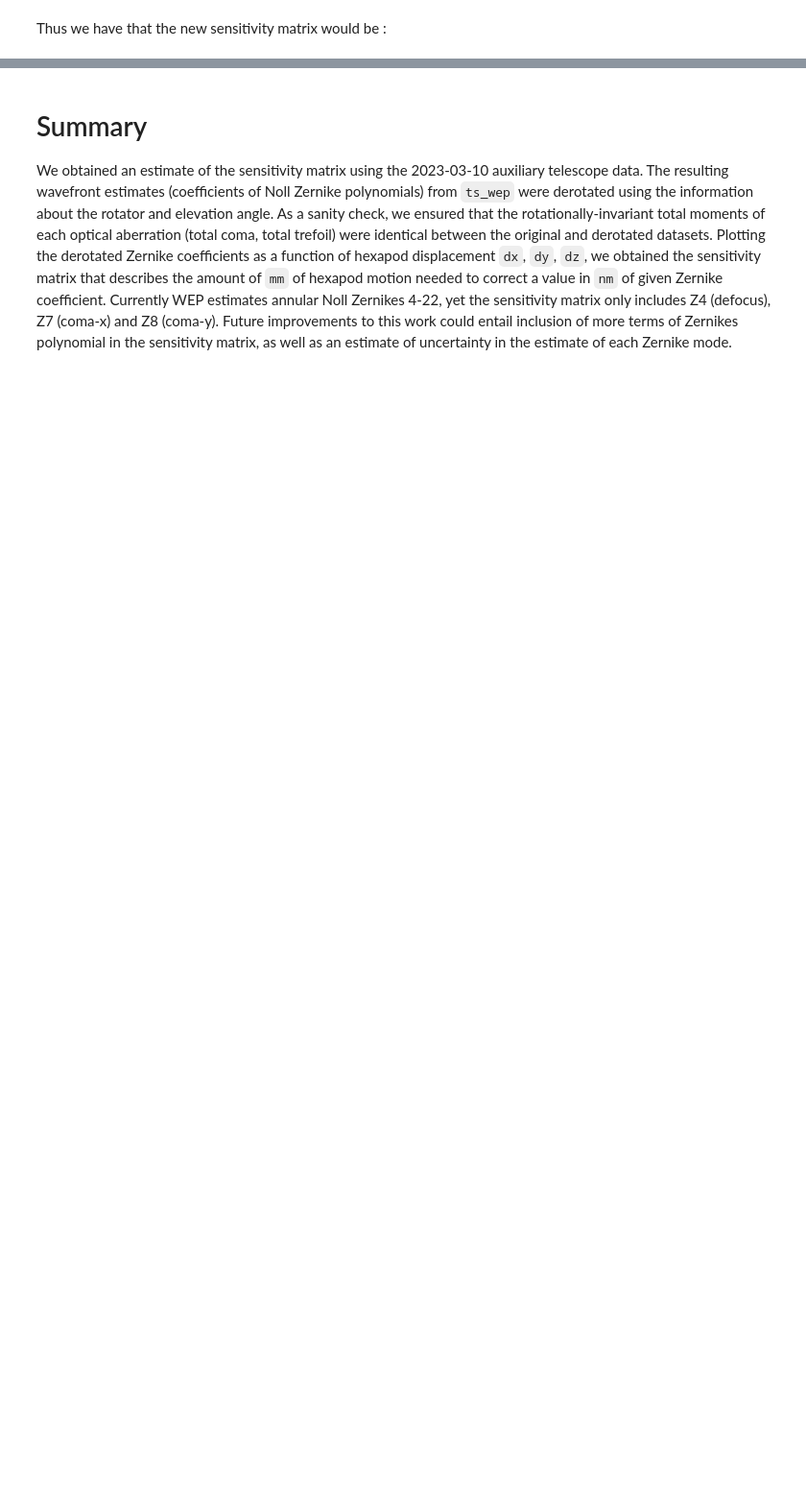
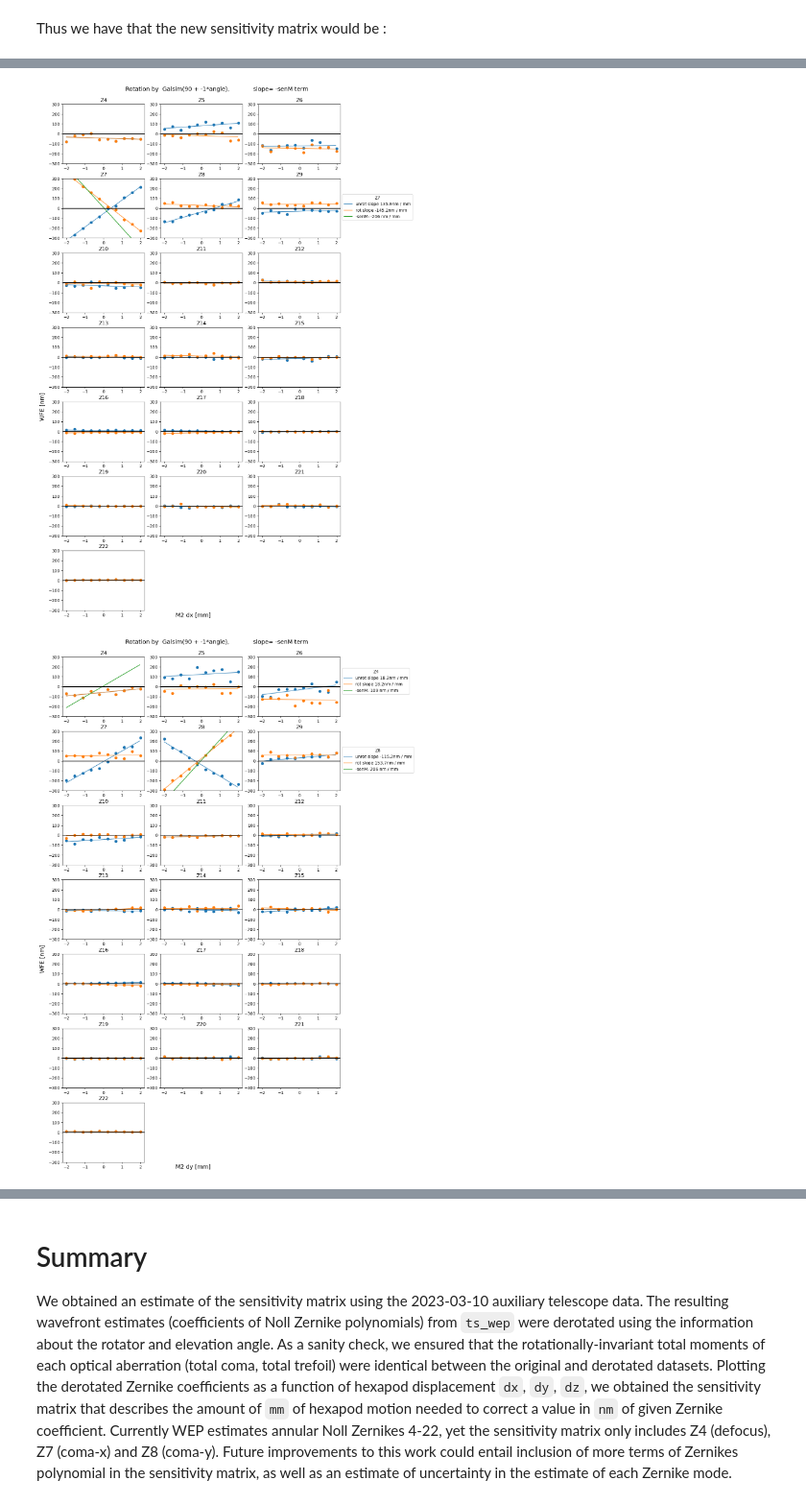
Before and after one commit to lsst-sitcom/sitcomtn-072, a Jupyter notebook: index.ipynb, the cells around one changed output, grey strips where cells are left out. Shown at 96% size. Drawn from its saved outputs; the diff is of its cells as text; code cells hidden in the pictures; blank space fills up the shorter version.

```diff
--- a/index.ipynb
+++ b/index.ipynb
@@ -744,7 +828,8 @@ def plot_sens_rot(axis = 'x', verbose=True, add_angle=0, mult_angle = 1, pre='-'
         zernikes.append(
             butler.get(
                 "zernikeEstimateAvg",
-                dataId={'instrument':'LATISS', 'detector':0, 'visit':int(f'20230310{seq_num+1:05d}')}
+                dataId={'instrument':'LATISS', 'detector':0,
+                        'visit':int(f'20230310{seq_num+1:05d}')}
             )
         )
     zernikes = np.array(zernikes)
@@ -770,7 +855,8 @@ def plot_sens_rot(axis = 'x', verbose=True, add_angle=0, mult_angle = 1, pre='-'
 
         # derotate using angle = rot-el
         #                      = Nasmyth2CalculatedAngle- elevationCalculatedAngkle
-        zk1_22rot = np.matmul(zk1_22_unrot, zernikeRotMatrix(22, np.deg2rad(add_angle+mult_angle*angle)))
+        zk1_22rot = np.matmul(zk1_22_unrot,
+                              zernikeRotMatrix(22, np.deg2rad(add_angle+mult_angle*angle)))
         zk1_22_rot_list.append(zk1_22rot)
 
     zk1_22_rot_arr = np.array(zk1_22_rot_list)
@@ -807,7 +893,8 @@ def plot_sens_rot(axis = 'x', verbose=True, add_angle=0, mult_angle = 1, pre='-'
         axes[j-4].scatter(dxs, ydata,)# label='rot' )
 
         # fit straight line
-        x=np.arange(np.min(xdata), np.max(xdata), np.abs(np.max(xdata) - np.min(xdata))/100 )
+        x=np.arange(np.min(xdata), np.max(xdata),
+                    np.abs(np.max(xdata) - np.min(xdata))/100 )
         popt,pcov = curve_fit(line, xdata, ydata)
         if verbose:
             print(f'Z{j} as func of dx displacement fit intercept and slope ',popt)
@@ -828,7 +915,7 @@ def plot_sens_rot(axis = 'x', verbose=True, add_angle=0, mult_angle = 1, pre='-'
     # multiplication factor of the original sensitivity matrix terms ...
     mult = int(pre+'1')
 
-    # we're plottting   zk7, zk8  ,zk4
+    # we're plotting   zk7, zk8  ,zk4
     zk0 = 4 # starting from Zk4....
     if axis == 'x':
         # dx slopes
@@ -868,31 +955,35 @@ def plot_sens_rot(axis = 'x', verbose=True, add_angle=0, mult_angle = 1, pre='-'
         axes[ax_idx].plot(x, line(x,*popt), label=f'{pre}senM: {popt[1]} nm / mm')
         axes[ax_idx].legend(title='Z4', loc=loc_string,
                             bbox_to_anchor=(0.9, 0.82),
                             bbox_transform=fig.transFigure)
 
     for ax in axes[:-2]:
         ax.set_ylim(-300, 300)
         ax.axhline(0, c='k')
 
     # add just one set of labels
     fig.text(0.44, 0.1,  f"M2 d{axis} [mm]", fontsize=14)
     fig.text(0.06 ,0.4,"WFE [nm]", rotation='vertical',fontsize=14 )
     axes[-2].axis('off')
     axes[-1].axis('off')
     fig.text(0.3,0.9,
-             f'Rotation by  Galsim({add_angle} + {mult_angle}*angle), slope= {pre}senM term',
+             f'Rotation by  Galsim({add_angle} + {mult_angle}*angle),\
+             slope= {pre}senM term',
              fontsize=14)
     fig.subplots_adjust(hspace=0.25)
     plt.tight_layout()
     plt.show()
 
 
 output_collection = 'u/scichris/latiss_230310_run/wep_with_transpose_'
 butler = Butler(
     "/sdf/data/rubin/repo/embargo/",
     collections=[output_collection],
     instrument='LATISS'
 )
 
 for axis in 'xyz':
     plot_sens_rot(axis=axis, add_angle=90, mult_angle = -1, verbose=False)
+# %% [output]
+[figure, added]
+[figure, added]
```
Also changed, not shown: parts of 21 cells of this notebook.
